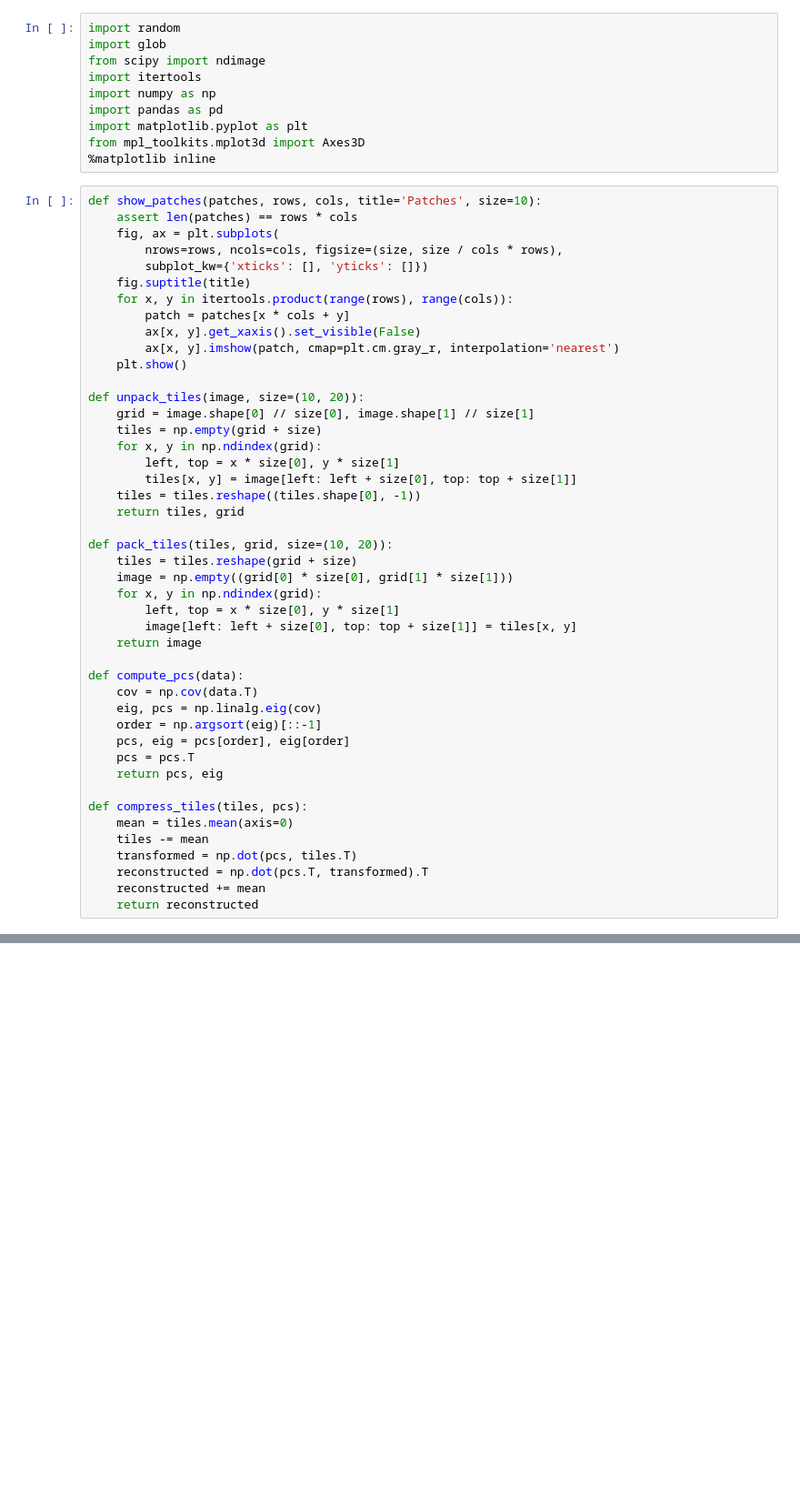
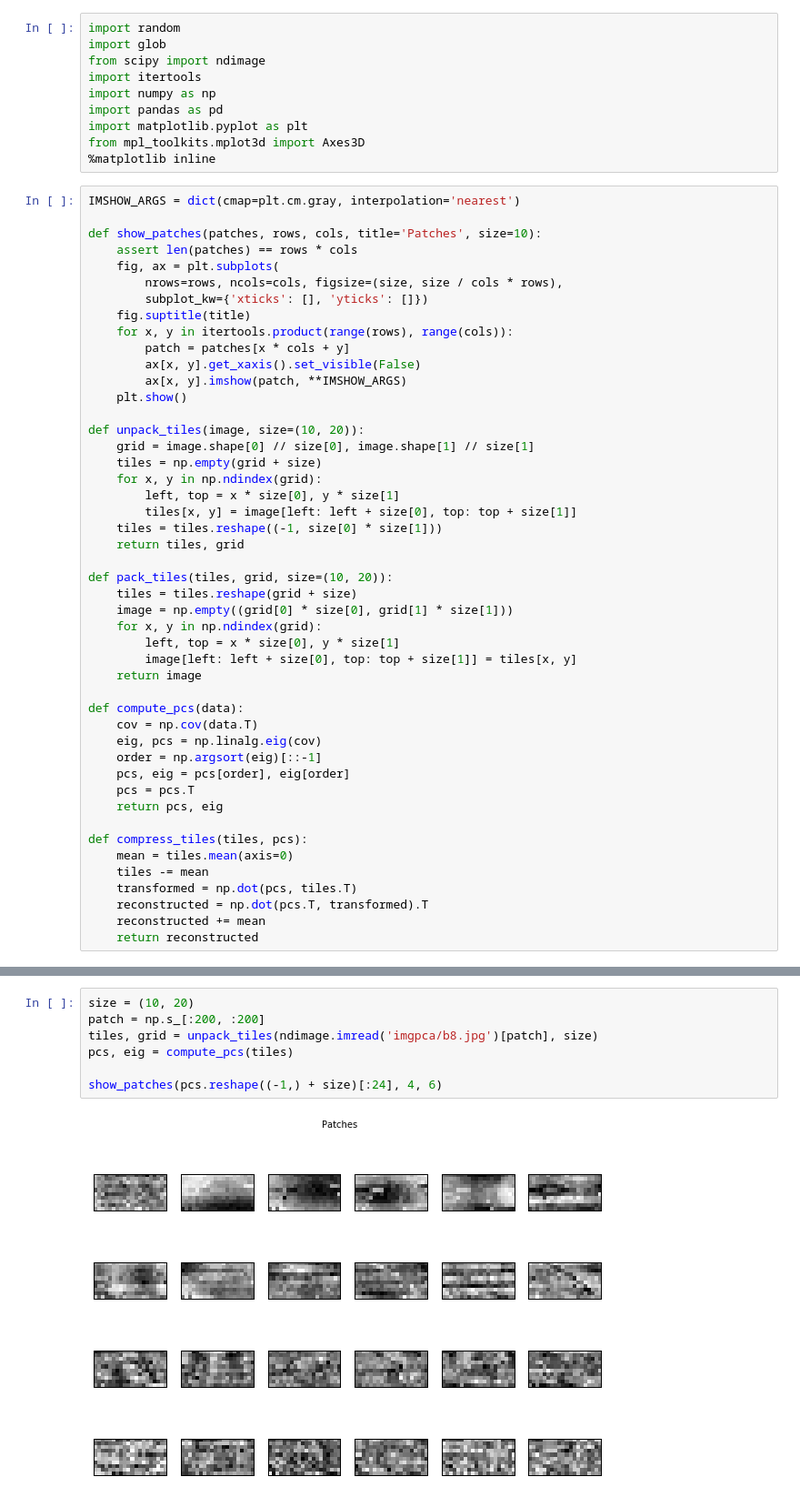
Before and after one commit to danijar/course-machine-intelligence-2, a Jupyter notebook: EX3/Exercise3.ipynb, the cells around one changed output, grey strips where cells are left out. Shown: that part at 91% size. Drawn from its saved outputs; the diff is of its cells as text; blank space fills up the shorter version.

```diff
--- a/EX3/Exercise3.ipynb
+++ b/EX3/Exercise3.ipynb
@@ -9,6 +9,8 @@ import matplotlib.pyplot as plt
 from mpl_toolkits.mplot3d import Axes3D
 %matplotlib inline
 # %%
+IMSHOW_ARGS = dict(cmap=plt.cm.gray, interpolation='nearest')
+
 def show_patches(patches, rows, cols, title='Patches', size=10):
     assert len(patches) == rows * cols
     fig, ax = plt.subplots(
@@ -18,7 +20,7 @@ def show_patches(patches, rows, cols, title='Patches', size=10):
     for x, y in itertools.product(range(rows), range(cols)):
         patch = patches[x * cols + y]
         ax[x, y].get_xaxis().set_visible(False)
-        ax[x, y].imshow(patch, cmap=plt.cm.gray_r, interpolation='nearest')
+        ax[x, y].imshow(patch, **IMSHOW_ARGS)
     plt.show()
 
 def unpack_tiles(image, size=(10, 20)):
@@ -27,7 +29,7 @@ def unpack_tiles(image, size=(10, 20)):
     for x, y in np.ndindex(grid):
         left, top = x * size[0], y * size[1]
         tiles[x, y] = image[left: left + size[0], top: top + size[1]]
-    tiles = tiles.reshape((tiles.shape[0], -1))
+    tiles = tiles.reshape((-1, size[0] * size[1]))
     return tiles, grid
 
 def pack_tiles(tiles, grid, size=(10, 20)):
@@ -66,0 +58,9 @@ for keep in [1, 2, 4, 8, 16, 100]:
+# %%
+size = (10, 20)
+patch = np.s_[:200, :200]
+tiles, grid = unpack_tiles(ndimage.imread('imgpca/b8.jpg')[patch], size)
+pcs, eig = compute_pcs(tiles)
+
+show_patches(pcs.reshape((-1,) + size)[:24], 4, 6)
+# %% [output]
+[figure, added]
```
Also changed, not shown: parts of 3 cells of this notebook.
